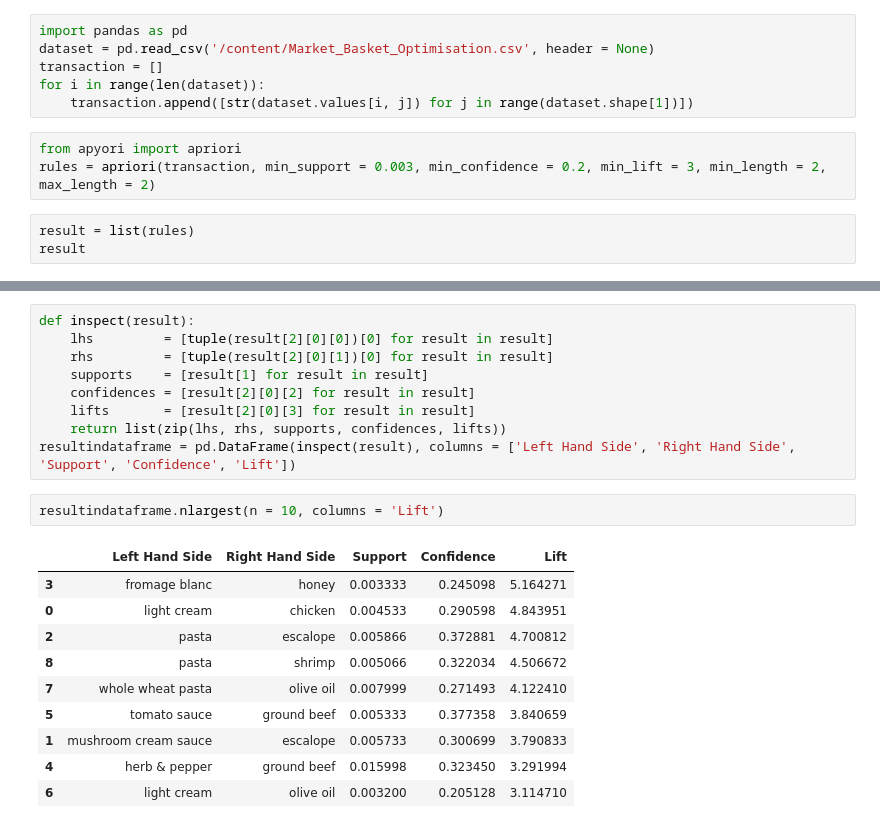
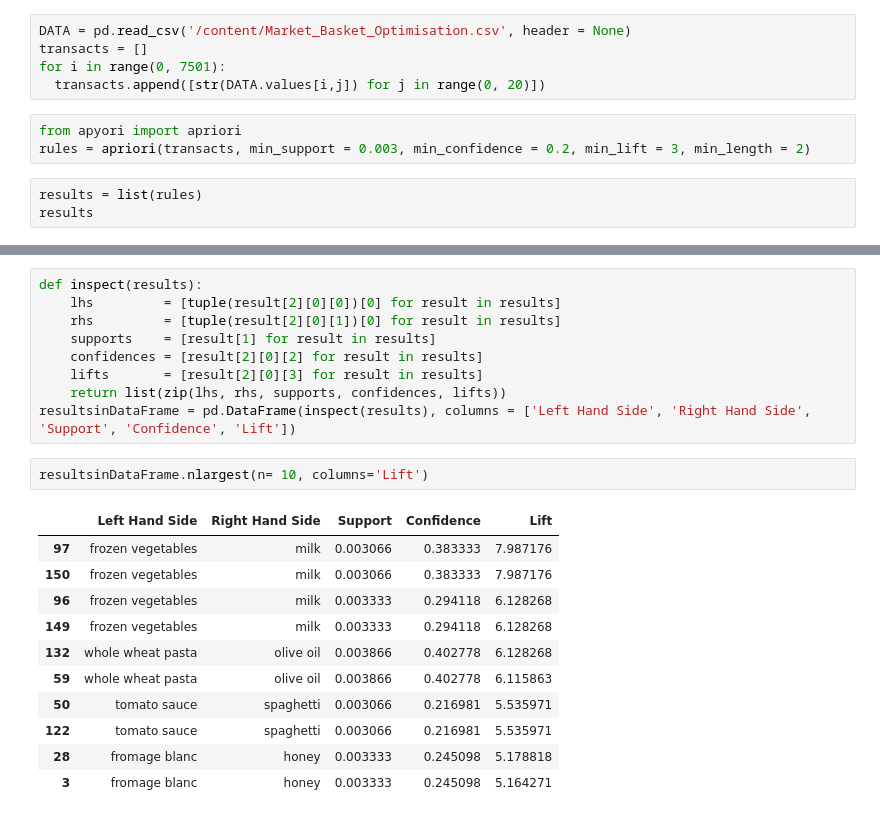
Before and after one commit to yusubaroni/yunusa-sule-bala, a Jupyter notebook: association.ipynb, the cells around one changed output, grey strips where cells are left out. Drawn from its saved outputs; the diff is of its cells as text.

```diff
--- a/association.ipynb
+++ b/association.ipynb
@@ -22,14 +21,13 @@ Successfully installed apyori-1.1.2
 # %%
-import pandas as pd
-dataset = pd.read_csv('/content/Market_Basket_Optimisation.csv', header = None)
-transaction = []
-for i in range(len(dataset)):
-    transaction.append([str(dataset.values[i, j]) for j in range(dataset.shape[1])])
+DATA = pd.read_csv('/content/Market_Basket_Optimisation.csv', header = None)
+transacts = []
+for i in range(0, 7501):
+  transacts.append([str(DATA.values[i,j]) for j in range(0, 20)])
 # %%
 from apyori import apriori
-rules = apriori(transaction, min_support = 0.003, min_confidence = 0.2, min_lift = 3, min_length = 2, max_length = 2)
+rules = apriori(transacts, min_support = 0.003, min_confidence = 0.2, min_lift = 3, min_length = 2)
 # %%
-result = list(rules)
-result
+results = list(rules)
+results
 # %% [output]
 [RelationRecord(items=frozenset({'chicken', 'light cream'}), support=0.004532728969470737, ordered_statistics=[OrderedStatistic(items_base=frozenset({'light cream'}), items_add=frozenset({'chicken'}), ...
@@ -44,22 +50,23 @@ result
 # %%
-def inspect(result):
-    lhs         = [tuple(result[2][0][0])[0] for result in result]
-    rhs         = [tuple(result[2][0][1])[0] for result in result]
-    supports    = [result[1] for result in result]
-    confidences = [result[2][0][2] for result in result]
-    lifts       = [result[2][0][3] for result in result]
+def inspect(results):
+    lhs         = [tuple(result[2][0][0])[0] for result in results]
+    rhs         = [tuple(result[2][0][1])[0] for result in results]
+    supports    = [result[1] for result in results]
+    confidences = [result[2][0][2] for result in results]
+    lifts       = [result[2][0][3] for result in results]
     return list(zip(lhs, rhs, supports, confidences, lifts))
-resultindataframe = pd.DataFrame(inspect(result), columns = ['Left Hand Side', 'Right Hand Side', 'Support', 'Confidence', 'Lift'])
+resultsinDataFrame = pd.DataFrame(inspect(results), columns = ['Left Hand Side', 'Right Hand Side', 'Support', 'Confidence', 'Lift'])
 # %%
-resultindataframe.nlargest(n = 10, columns = 'Lift')
+resultsinDataFrame.nlargest(n= 10, columns='Lift')
 # %% [output]
 |  | Left Hand Side | Right Hand Side | Support | Confidence | Lift |
+| 97 | frozen vegetables | milk | 0.003066 | 0.383333 | 7.987176 |
+| 150 | frozen vegetables | milk | 0.003066 | 0.383333 | 7.987176 |
+| 96 | frozen vegetables | milk | 0.003333 | 0.294118 | 6.128268 |
+| 149 | frozen vegetables | milk | 0.003333 | 0.294118 | 6.128268 |
+| 132 | whole wheat pasta | olive oil | 0.003866 | 0.402778 | 6.128268 |
+| 59 | whole wheat pasta | olive oil | 0.003866 | 0.402778 | 6.115863 |
+| 50 | tomato sauce | spaghetti | 0.003066 | 0.216981 | 5.535971 |
+| 122 | tomato sauce | spaghetti | 0.003066 | 0.216981 | 5.535971 |
+| 28 | fromage blanc | honey | 0.003333 | 0.245098 | 5.178818 |
 | 3 | fromage blanc | honey | 0.003333 | 0.245098 | 5.164271 |
-| 0 | light cream | chicken | 0.004533 | 0.290598 | 4.843951 |
-| 2 | pasta | escalope | 0.005866 | 0.372881 | 4.700812 |
-| 8 | pasta | shrimp | 0.005066 | 0.322034 | 4.506672 |
-| 7 | whole wheat pasta | olive oil | 0.007999 | 0.271493 | 4.122410 |
-| 5 | tomato sauce | ground beef | 0.005333 | 0.377358 | 3.840659 |
-| 1 | mushroom cream sauce | escalope | 0.005733 | 0.300699 | 3.790833 |
-| 4 | herb & pepper | ground beef | 0.015998 | 0.323450 | 3.291994 |
-| 6 | light cream | olive oil | 0.003200 | 0.205128 | 3.114710 |
```
Also changed, not shown: parts of 4 cells of this notebook.
